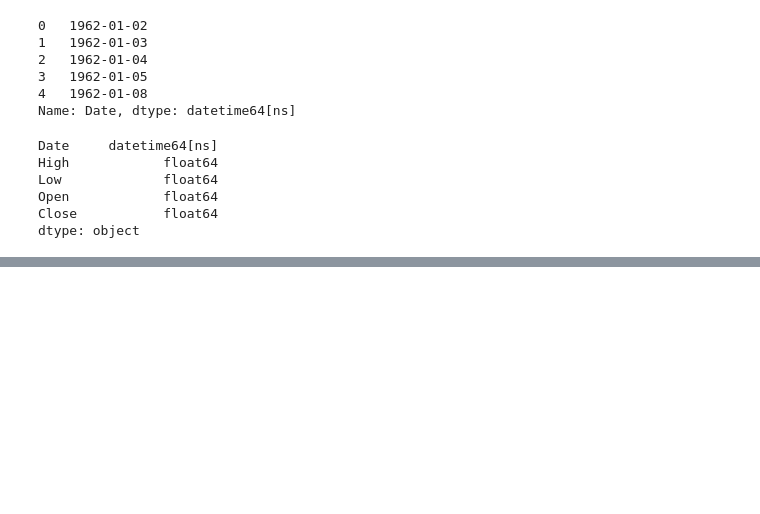
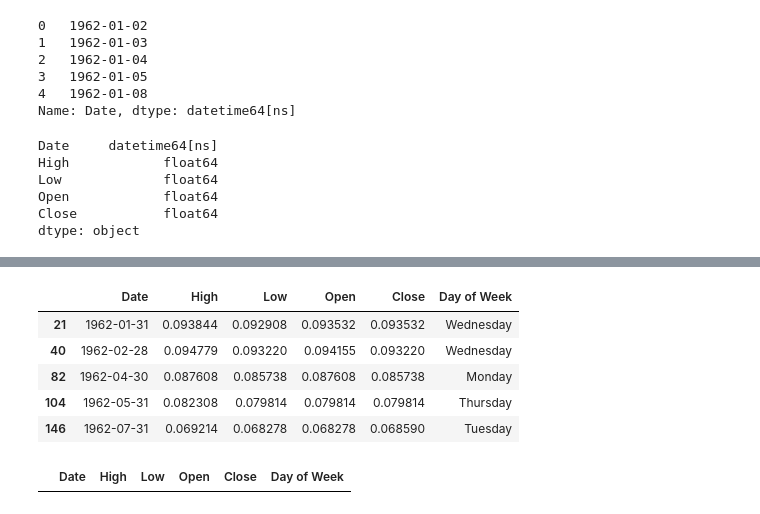
Before and after one commit to ljyGmail/pandas_in_action, a Jupyter notebook: ch11_working_with_dates_and_times.ipynb, the cells around one changed output, grey strips where cells are left out. Saved outputs shown, nothing was run; the diff lists cells and outputs as text; code cells hidden in the pictures; blank space fills up the shorter version.

```diff
--- a/ch11_working_with_dates_and_times.ipynb
+++ b/ch11_working_with_dates_and_times.ipynb
@@ -269,0 +381,13 @@ dtype: object
+# %%
+disney[disney["Date"].dt.is_month_end].head()
+# %% [output]
+|  | Date | High | Low | Open | Close | Day of Week |
+| 21 | 1962-01-31 | 0.093844 | 0.092908 | 0.093532 | 0.093532 | Wednesday |
+| 40 | 1962-02-28 | 0.094779 | 0.093220 | 0.094155 | 0.093220 | Wednesday |
+| 82 | 1962-04-30 | 0.087608 | 0.085738 | 0.087608 | 0.085738 | Monday |
+| 104 | 1962-05-31 | 0.082308 | 0.079814 | 0.079814 | 0.079814 | Thursday |
+| 146 | 1962-07-31 | 0.069214 | 0.068278 | 0.068278 | 0.068590 | Tuesday |
+# %%
+disney[disney["Date"].dt.is_year_start].head()
+# %% [output]
+|  | Date | High | Low | Open | Close | Day of Week |
```
Also changed, not shown: parts of 17 cells of this notebook.
